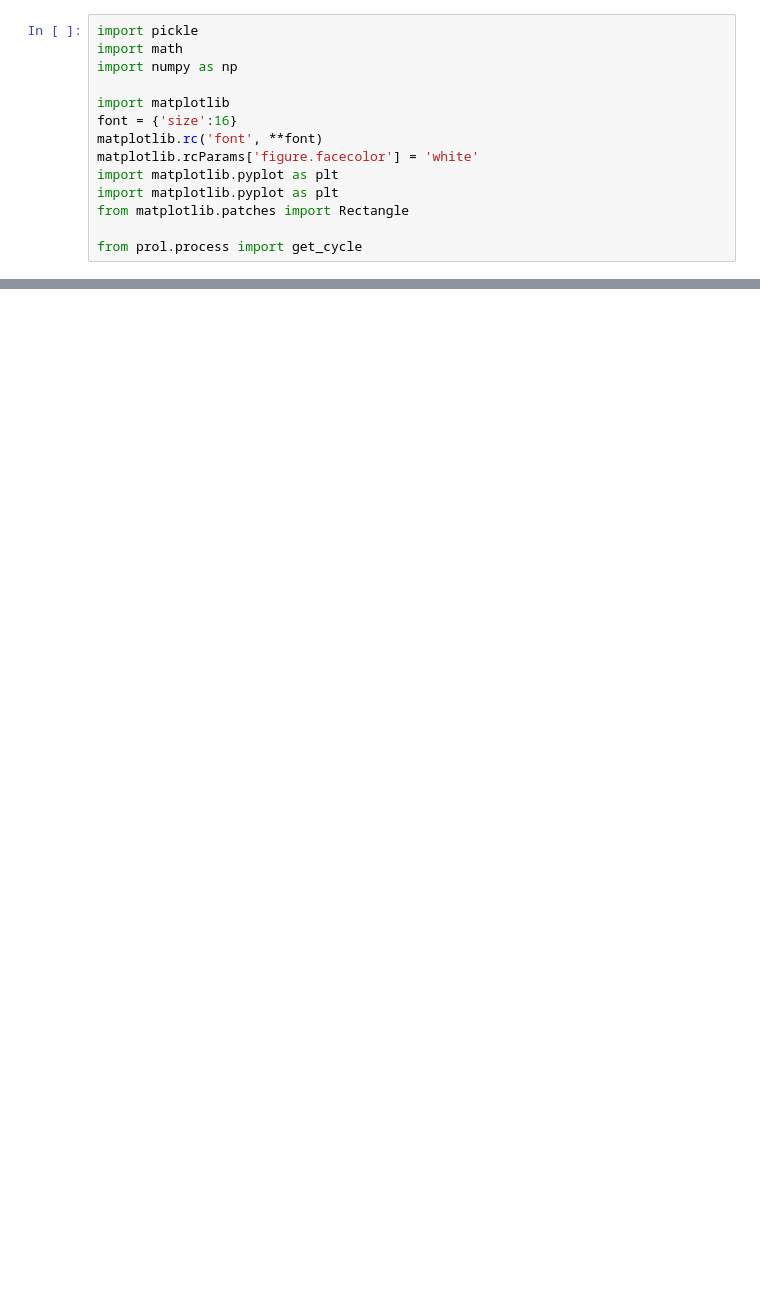
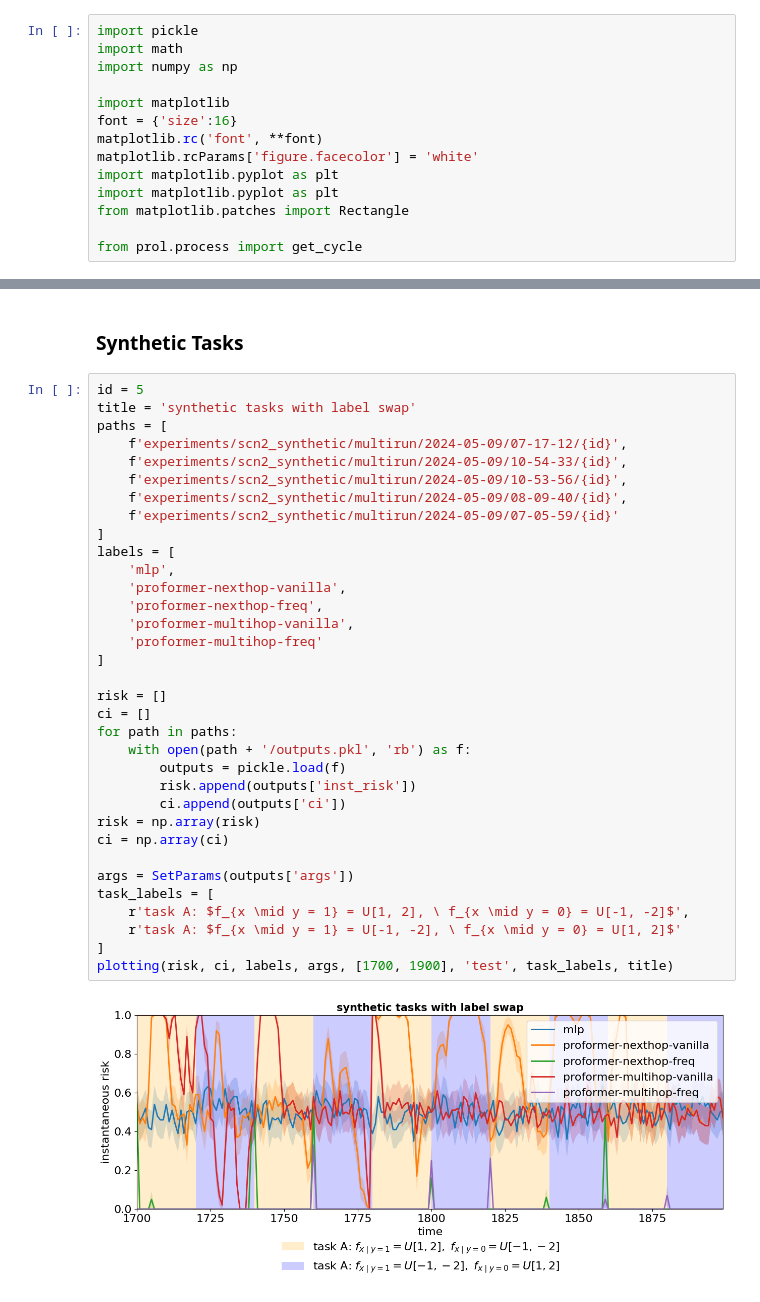
Before and after one commit to YuxinB/ProL, a Jupyter notebook: figures.ipynb, the cells around one changed output, grey strips where cells are left out. Saved outputs shown, nothing was run; the diff lists cells and outputs as text; blank space fills up the shorter version.

```diff
--- a/figures.ipynb
+++ b/figures.ipynb
@@ -107,0 +142,38 @@ plt.show()
+# %% [markdown]
+### Synthetic Tasks
+# %%
+id = 5
+title = 'synthetic tasks with label swap'
+paths = [
+    f'experiments/scn2_synthetic/multirun/2024-05-09/07-17-12/{id}',
+    f'experiments/scn2_synthetic/multirun/2024-05-09/10-54-33/{id}',
+    f'experiments/scn2_synthetic/multirun/2024-05-09/10-53-56/{id}',
+    f'experiments/scn2_synthetic/multirun/2024-05-09/08-09-40/{id}',
+    f'experiments/scn2_synthetic/multirun/2024-05-09/07-05-59/{id}'
+]
+labels = [
+    'mlp',
+    'proformer-nexthop-vanilla',
+    'proformer-nexthop-freq',
+    'proformer-multihop-vanilla',
+    'proformer-multihop-freq'
+]
+
+risk = []
+ci = []
+for path in paths:
+    with open(path + '/outputs.pkl', 'rb') as f:
+        outputs = pickle.load(f)
+        risk.append(outputs['inst_risk'])
+        ci.append(outputs['ci'])
+risk = np.array(risk)
+ci = np.array(ci)
+
+args = SetParams(outputs['args'])
+task_labels = [
+    r'task A: $f_{x \mid y = 1} = U[1, 2], \ f_{x \mid y = 0} = U[-1, -2]$',
+    r'task A: $f_{x \mid y = 1} = U[-1, -2], \ f_{x \mid y = 0} = U[1, 2]$'
+]
+plotting(risk, ci, labels, args, [1700, 1900], 'test', task_labels, title)
+# %% [output]
+[figure, added]
```
Also changed, not shown: parts of 6 cells of this notebook, 14 other files.
